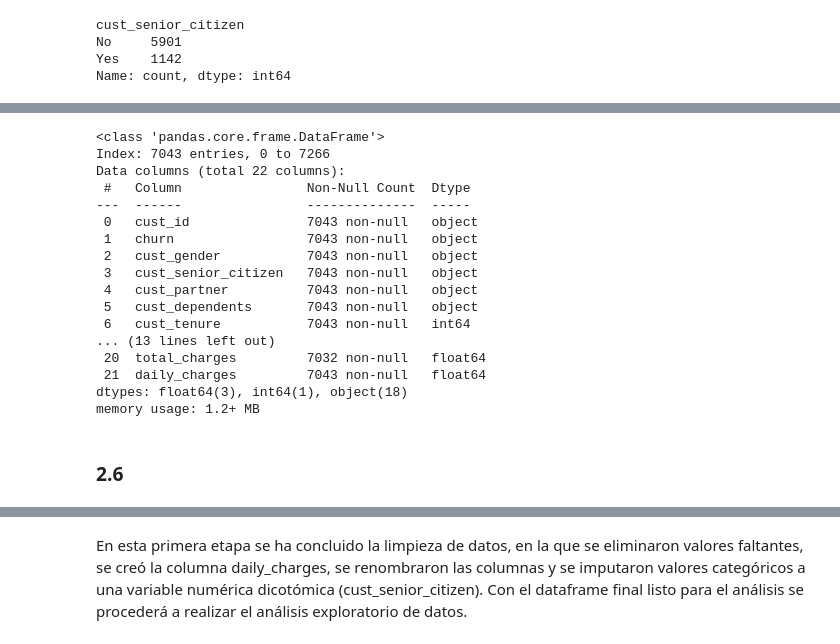
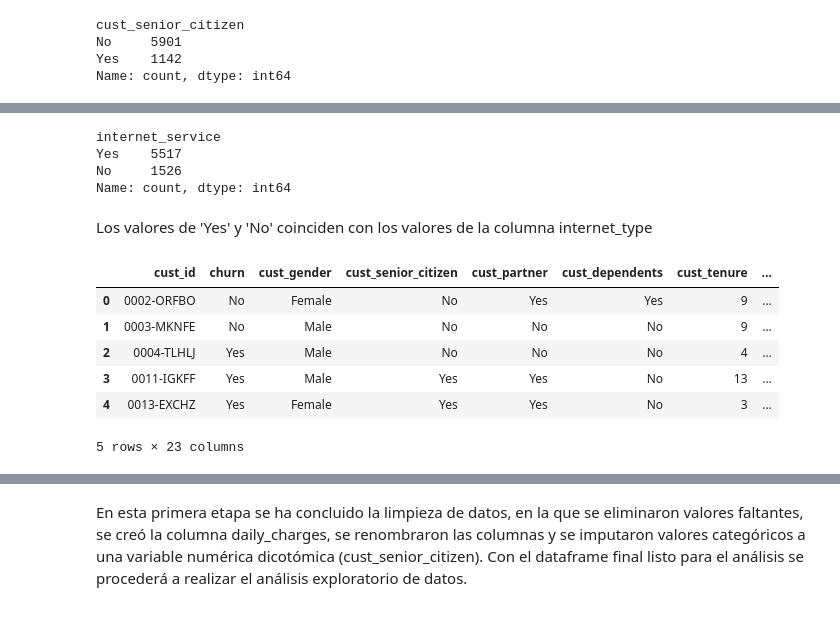
Before and after one commit to ecordovag/telecomx, a Jupyter notebook: telecom_x.ipynb, the cells around one changed output, grey strips where cells are left out. Cells and saved outputs as stored; diff of their text form; code cells hidden in the pictures.

```diff
--- a/telecom_x.ipynb
+++ b/telecom_x.ipynb
@@ -261,0 +275,3 @@ Name: count, dtype: int64
+# %%
+# Cambio de nombre de columna internet_service
+df_final.rename(columns={'internet_service':'internet_type'}, inplace=True)
@@ -261,0 +313,10 @@ Name: count, dtype: int64
+# %%
+# Verificación de valores dentro de la columna internet_service
+df_final['internet_service'].value_counts()
+# %% [output]
+internet_service
+Yes    5517
+No     1526
+Name: count, dtype: int64
+# %% [markdown]
+Los valores de 'Yes' y 'No' coinciden con los valores de la columna internet_type
@@ -262,23 +329,14 @@ Name: count, dtype: int64
+# %%
+# Verificación de reposicionamiento de columna internet_service
+df_final.head()
+# %% [output]
+|  | cust_id | churn | cust_gender | cust_senior_citizen | cust_partner | cust_dependents | cust_tenure | ... |
+| 0 | 0002-ORFBO | No | Female | No | Yes | Yes | 9 | ... |
+| 1 | 0003-MKNFE | No | Male | No | No | No | 9 | ... |
+| 2 | 0004-TLHLJ | Yes | Male | No | No | No | 4 | ... |
+| 3 | 0011-IGKFF | Yes | Male | Yes | Yes | No | 13 | ... |
+| 4 | 0013-EXCHZ | Yes | Female | Yes | Yes | No | 3 | ... |
+5 rows × 23 columns
 # %%
-# Verificación de la estructura del dataframe final
-df_final.info()
+# Reseteo del index
+df_final.reset_index(inplace=True)
-# %% [output]
-<class 'pandas.core.frame.DataFrame'>
-Index: 7043 entries, 0 to 7266
-Data columns (total 22 columns):
- #   Column                Non-Null Count  Dtype
----  ------                --------------  -----
- 0   cust_id               7043 non-null   object
- 1   churn                 7043 non-null   object
- 2   cust_gender           7043 non-null   object
- 3   cust_senior_citizen   7043 non-null   object
- 4   cust_partner          7043 non-null   object
- 5   cust_dependents       7043 non-null   object
- 6   cust_tenure           7043 non-null   int64
-... (13 lines left out)
- 20  total_charges         7032 non-null   float64
- 21  daily_charges         7043 non-null   float64
-dtypes: float64(3), int64(1), object(18)
-memory usage: 1.2+ MB
-# %% [markdown]
-### 2.6
```
Also changed, not shown: parts of 13 cells of this notebook.
